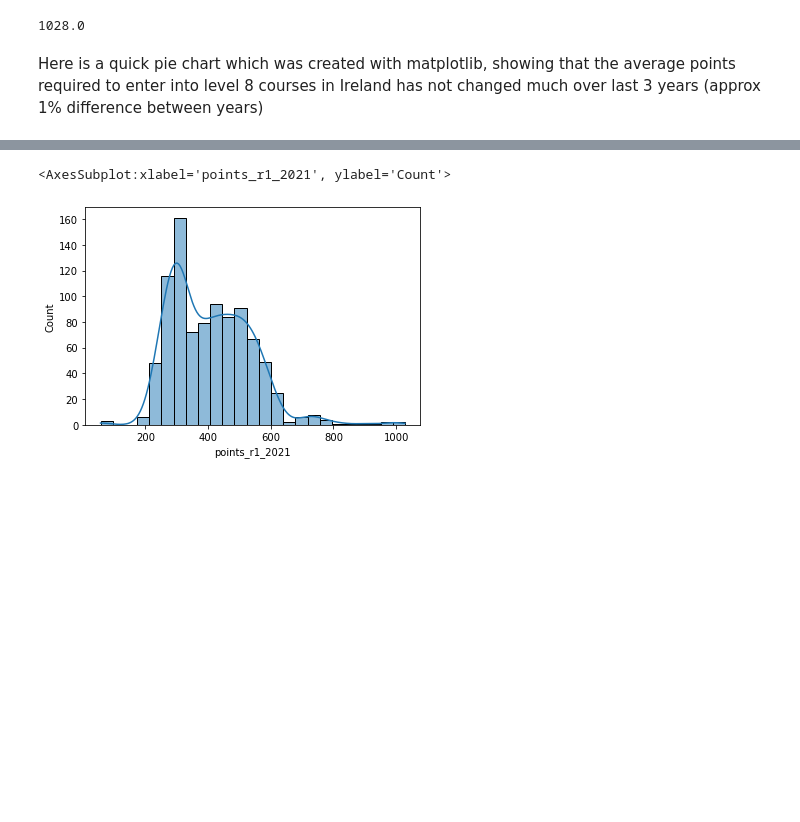
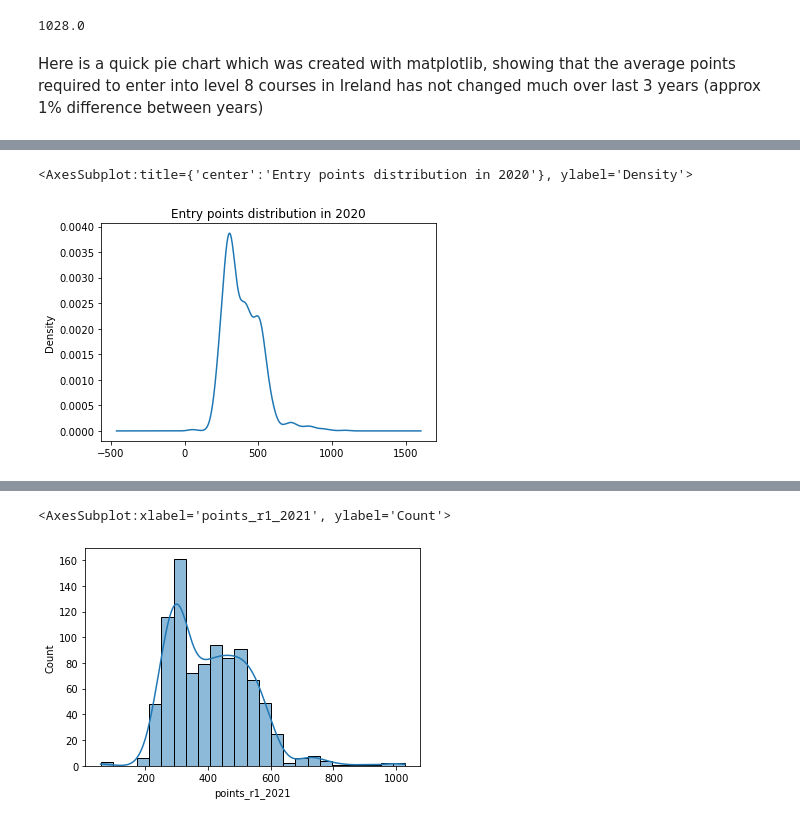
Before and after one commit to angelinka/Fundamentals-of-Data-Analysis, a Jupyter notebook: cao.ipynb, the cells around one changed output, grey strips where cells are left out. Cells and saved outputs as stored; diff of their text form; code cells hidden in the pictures; blank space fills up the shorter version.

```diff
--- a/cao.ipynb
+++ b/cao.ipynb
@@ -800,0 +782,5 @@ allcourses['points_r1_2021'].plot.kde()
+# %%
+allcourses['points_r1_2020'].plot.kde(title='Entry points distribution in 2020')
+# %% [output]
+<AxesSubplot:title={'center':'Entry points distribution in 2020'}, ylabel='Density'>
+[figure, added]
```
Also changed, not shown: parts of 25 cells of this notebook, 18 other files.
